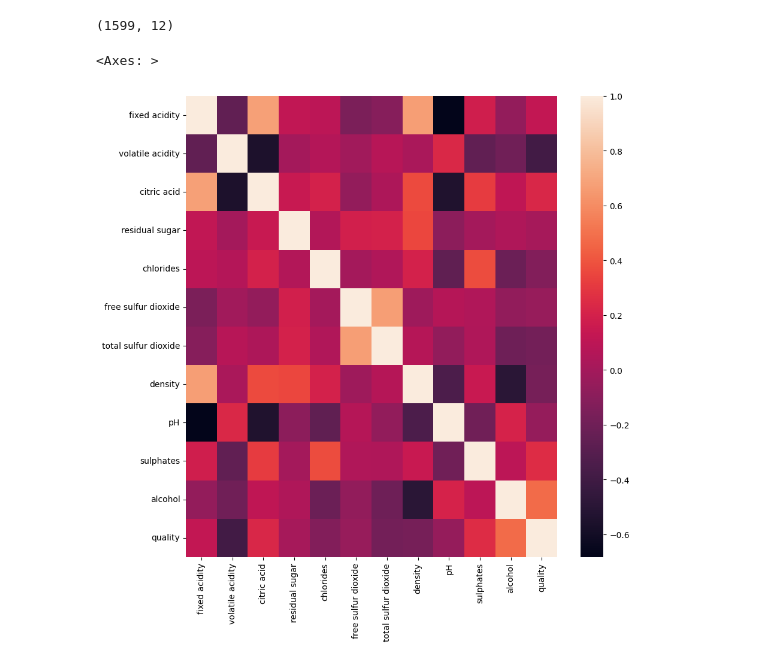
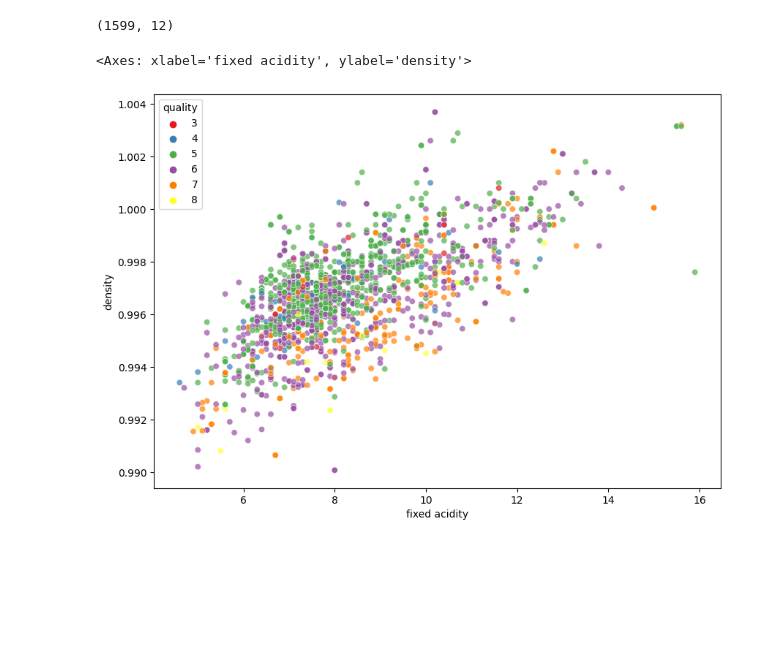
Before and after one commit to VaderSame/redwine-neural-network, a Jupyter notebook: Project1-200543129_Semal_Shastri.ipynb, the cells around one changed output. Drawn from its saved outputs; the diff is of its cells as text; code cells hidden in the pictures; blank space fills up the shorter version.

```diff
--- a/Project1-200543129_Semal_Shastri.ipynb
+++ b/Project1-200543129_Semal_Shastri.ipynb
@@ -24,12 +26,12 @@ df.head()
 df.shape
 # %% [output]
 (1599, 12)
-# %%
-plt.figure(figsize=(10,10))
-sns.heatmap(df.corr())
-# %% [output]
-<Axes: >
-[figure, removed]
+# %%
+plt.figure(figsize = (10 , 7))
+sns.scatterplot(x = "fixed acidity", y = "density", hue = "quality",data = df, alpha = 0.7, palette = "Set1")
+# %% [output]
+<Axes: xlabel='fixed acidity', ylabel='density'>
+[figure, added]
 # %%
 #Seperating the dataset as response variable and feature variabes
 X = df.drop ('quality',axis =1 )
```
Also changed, not shown: parts of 19 cells of this notebook.
